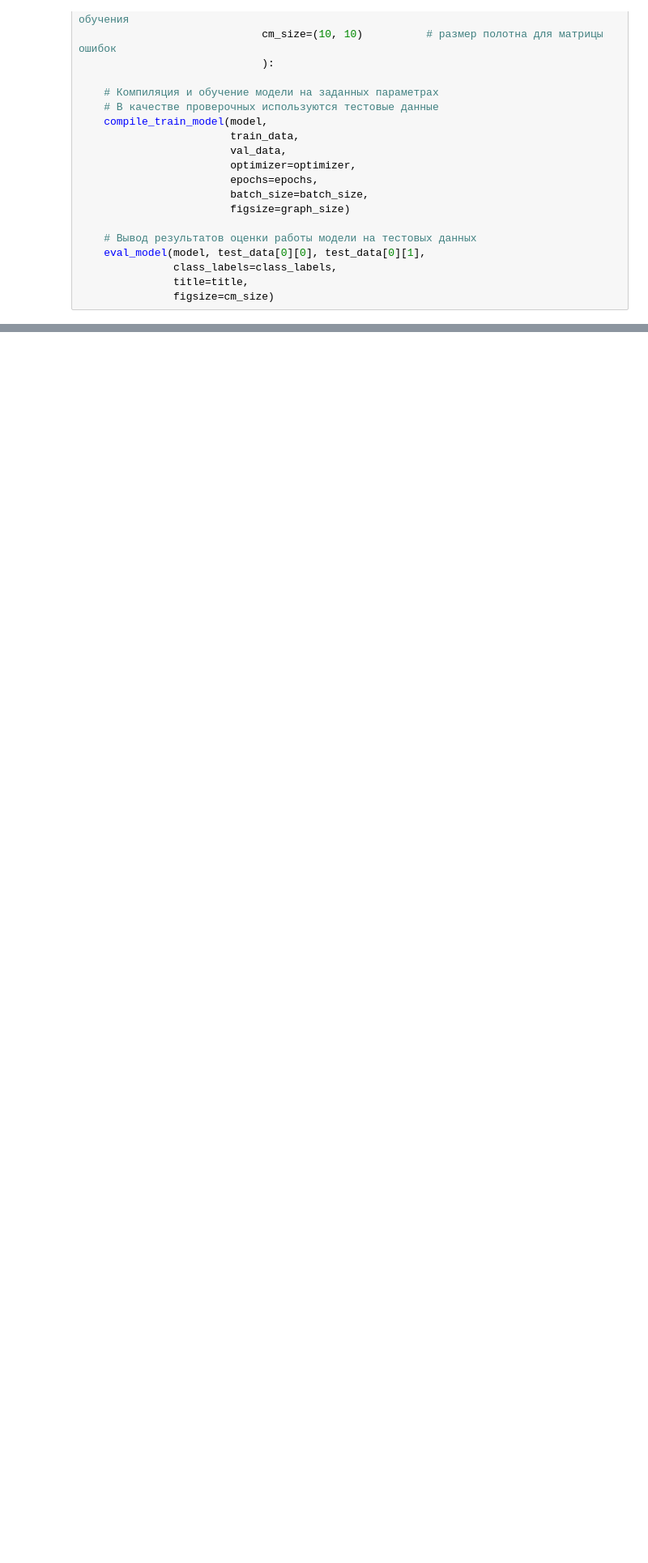
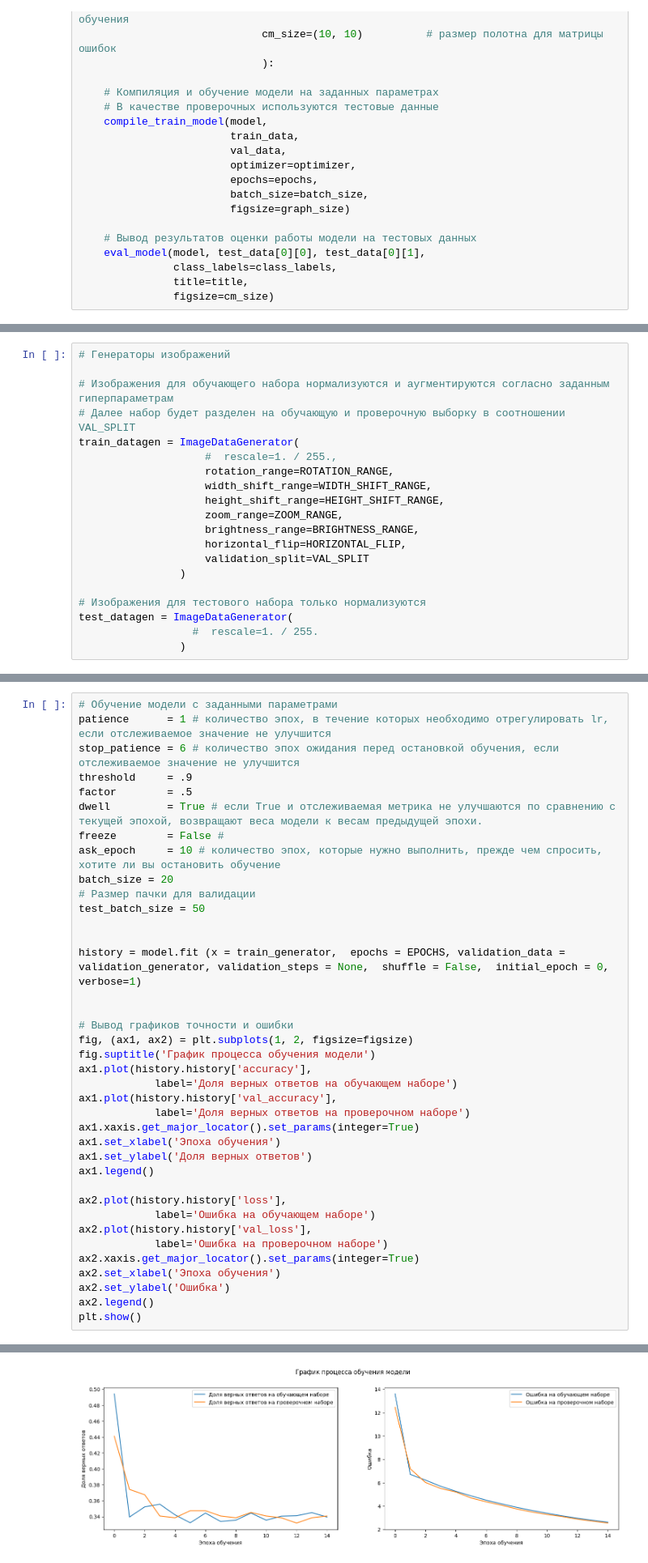
Before and after one commit to kuzovkov/neural-university, a Jupyter notebook: ДЗ_Ultra_Pro_Базовый_блок_|_Сверточные_нейронные_сети_|_УИИ.ipynb, the cells around one changed output, grey strips where cells are left out. Shown at 81% size. Drawn from its saved outputs; the diff is of its cells as text; blank space fills up the shorter version.

```diff
--- a/ДЗ_Ultra_Pro_Базовый_блок_|_Сверточные_нейронные_сети_|_УИИ.ipynb
+++ b/ДЗ_Ultra_Pro_Базовый_блок_|_Сверточные_нейронные_сети_|_УИИ.ipynb
@@ -544,0 +606,20 @@ Epoch 60/60
+# %%
+# Генераторы изображений
+
+# Изображения для обучающего набора нормализуются и аугментируются согласно заданным гиперпараметрам
+# Далее набор будет разделен на обучающую и проверочную выборку в соотношении VAL_SPLIT
+train_datagen = ImageDataGenerator(
+                    #  rescale=1. / 255.,
+                    rotation_range=ROTATION_RANGE,
+                    width_shift_range=WIDTH_SHIFT_RANGE,
+                    height_shift_range=HEIGHT_SHIFT_RANGE,
+                    zoom_range=ZOOM_RANGE,
+                    brightness_range=BRIGHTNESS_RANGE,
+                    horizontal_flip=HORIZONTAL_FLIP,
+                    validation_split=VAL_SPLIT
+                )
+
+# Изображения для тестового набора только нормализуются
+test_datagen = ImageDataGenerator(
+                  #  rescale=1. / 255.
+                )
@@ -544,0 +820,39 @@ Epoch 60/60
+# %%
+# Обучение модели с заданными параметрами
+patience      = 1 # количество эпох, в течение которых необходимо отрегулировать lr, если отслеживаемое значение не улучшится
+stop_patience = 6 # количество эпох ожидания перед остановкой обучения, если отслеживаемое значение не улучшится
+threshold     = .9
+factor        = .5
+dwell         = True # если True и отслеживаемая метрика не улучшаются по сравнению с текущей эпохой, возвращают веса модели к весам предыдущей эпохи.
+freeze        = False #
+ask_epoch     = 10 # количество эпох, которые нужно выполнить, прежде чем спросить, хотите ли вы остановить обучение
+batch_size = 20
+# Размер пачки для валидации
+test_batch_size = 50
+
+
+history = model.fit (x = train_generator,  epochs = EPOCHS, validation_data = validation_generator, validation_steps = None,  shuffle = False,  initial_epoch = 0, verbose=1)
+
+
+# Вывод графиков точности и ошибки
+fig, (ax1, ax2) = plt.subplots(1, 2, figsize=figsize)
+fig.suptitle('График процесса обучения модели')
+ax1.plot(history.history['accuracy'],
+            label='Доля верных ответов на обучающем наборе')
+ax1.plot(history.history['val_accuracy'],
+            label='Доля верных ответов на проверочном наборе')
+ax1.xaxis.get_major_locator().set_params(integer=True)
+ax1.set_xlabel('Эпоха обучения')
+ax1.set_ylabel('Доля верных ответов')
+ax1.legend()
+
+ax2.plot(history.history['loss'],
+            label='Ошибка на обучающем наборе')
+ax2.plot(history.history['val_loss'],
+            label='Ошибка на проверочном наборе')
+ax2.xaxis.get_major_locator().set_params(integer=True)
+ax2.set_xlabel('Эпоха обучения')
+ax2.set_ylabel('Ошибка')
+ax2.legend()
+plt.show()
+# %% [output]
@@ -544,0 +876 @@ Epoch 60/60
+[figure, added]
```
Also changed, not shown: parts of 10 cells of this notebook.
